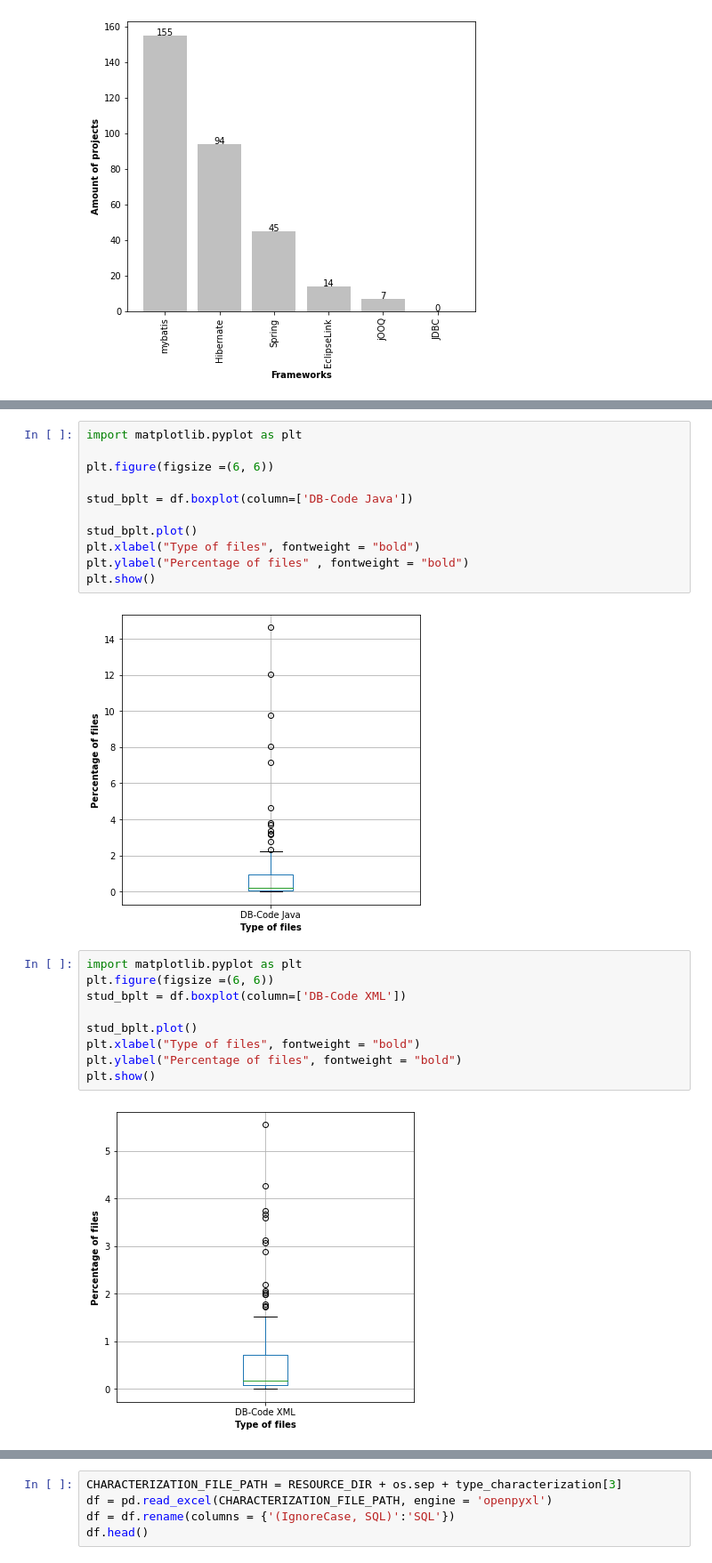
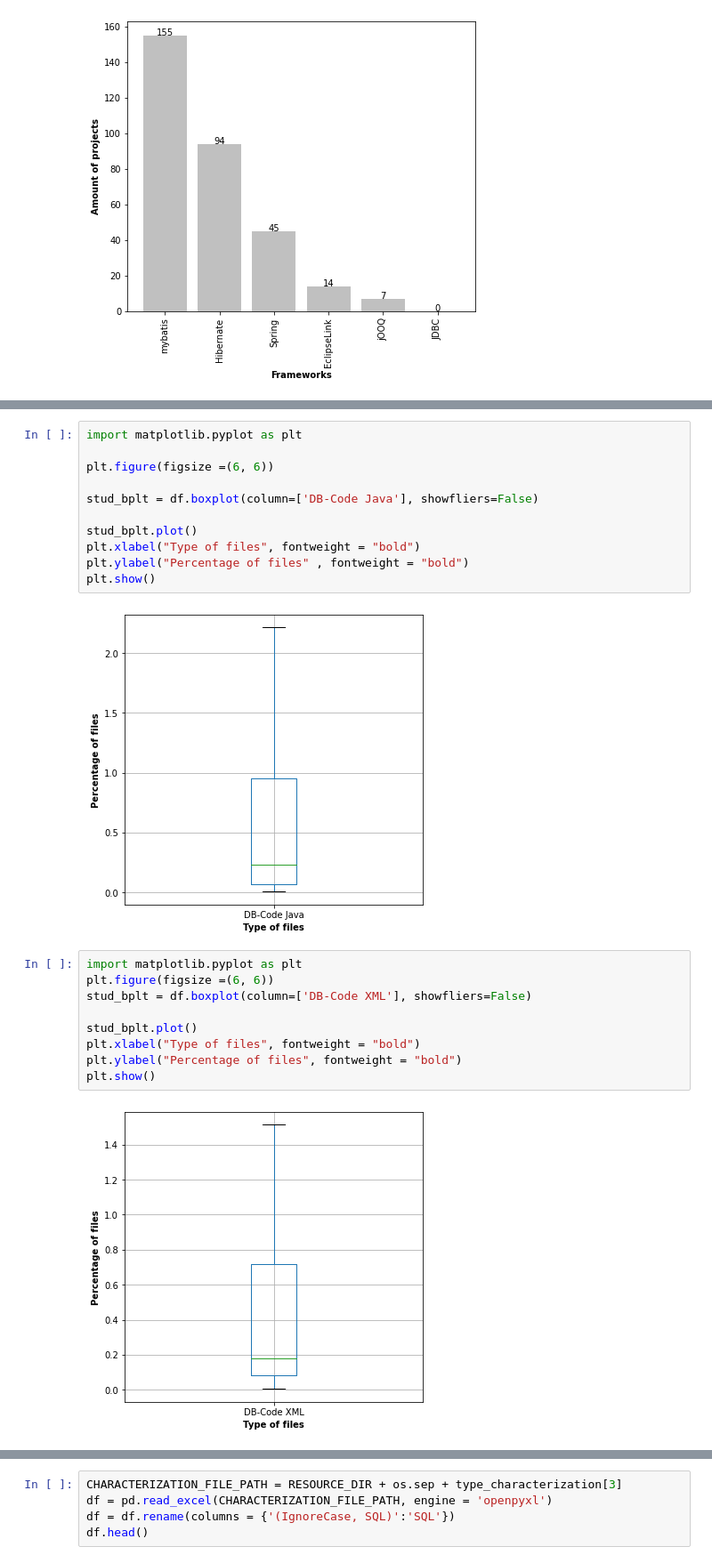
Before and after one commit to gems-uff/db-mining, a Jupyter notebook: src/results_implementation_characterization.ipynb, the cells around one changed output, grey strips where cells are left out. Shown at 89% size. Saved outputs shown, nothing was run; the diff lists cells and outputs as text.

```diff
--- a/src/results_implementation_characterization.ipynb
+++ b/src/results_implementation_characterization.ipynb
@@ -88,25 +89,25 @@ import matplotlib.pyplot as plt
 
 plt.figure(figsize =(6, 6))
 
-stud_bplt = df.boxplot(column=['DB-Code Java'])
+stud_bplt = df.boxplot(column=['DB-Code Java'], showfliers=False)
 
 stud_bplt.plot()
 plt.xlabel("Type of files", fontweight = "bold")
 plt.ylabel("Percentage of files" , fontweight = "bold")
 plt.show()
 # %% [output]
-[figure, old version]
+[figure, new version]
 # %%
 import matplotlib.pyplot as plt
 plt.figure(figsize =(6, 6))
-stud_bplt = df.boxplot(column=['DB-Code XML'])
+stud_bplt = df.boxplot(column=['DB-Code XML'], showfliers=False)
 
 stud_bplt.plot()
 plt.xlabel("Type of files", fontweight = "bold")
 plt.ylabel("Percentage of files", fontweight = "bold")
 plt.show()
 # %% [output]
-[figure, old version]
+[figure, new version]
 # %%
 import matplotlib.pyplot as plt
 plt.figure(figsize =(6, 6))
```
Also changed, not shown: parts of 6 cells of this notebook, 4 other files.
